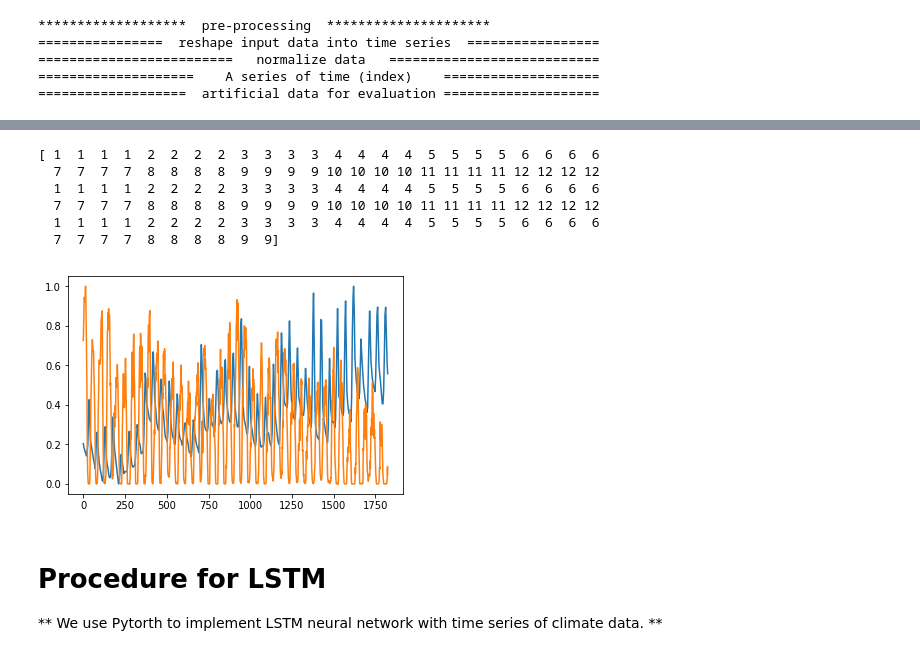
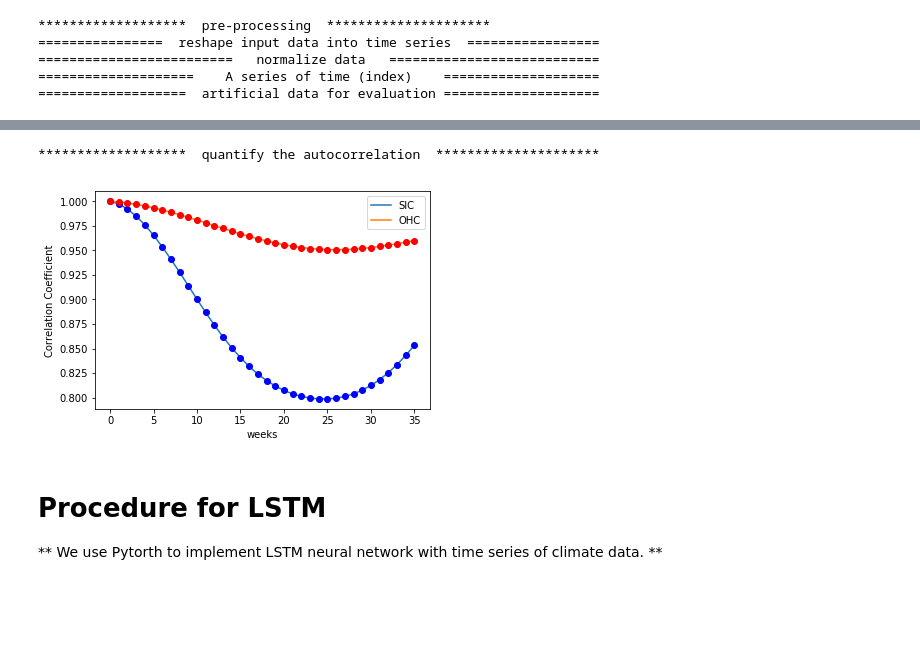
Before and after one commit to geek-yang/DeepArctic, a Jupyter notebook: TimeSeries/Weekly/series_LSTM_single_time_2SIC_region.ipynb, the cells around one changed output, grey strips where cells are left out. Cells and saved outputs as stored; diff of their text form; code cells hidden in the pictures; blank space fills up the shorter version.

```diff
--- a/TimeSeries/Weekly/series_LSTM_single_time_2SIC_region.ipynb
+++ b/TimeSeries/Weekly/series_LSTM_single_time_2SIC_region.ipynb
@@ -296,15 +303,20 @@ if __name__=="__main__":
-# %%
-    plt.plot(OHC_300_ORAS4_sum_norm)
-    plt.plot(SIC_ERAI_sum_norm)
-    print(month_cycle[:130])
-# %% [output]
-[ 1  1  1  1  2  2  2  2  3  3  3  3  4  4  4  4  5  5  5  5  6  6  6  6
-  7  7  7  7  8  8  8  8  9  9  9  9 10 10 10 10 11 11 11 11 12 12 12 12
-  1  1  1  1  2  2  2  2  3  3  3  3  4  4  4  4  5  5  5  5  6  6  6  6
-  7  7  7  7  8  8  8  8  9  9  9  9 10 10 10 10 11 11 11 11 12 12 12 12
-  1  1  1  1  2  2  2  2  3  3  3  3  4  4  4  4  5  5  5  5  6  6  6  6
-  7  7  7  7  8  8  8  8  9  9]
-[figure, removed]
+# %%
+    print ('*******************  quantify the autocorrelation  *********************')
+    auto_corr_SIC = deepclim.preprocess.operator.autoCorr(SIC_ERAI_sum_series)
+    auto_corr_OHC = deepclim.preprocess.operator.autoCorr(OHC_300_ORAS4_sum_series)
+    fig = plt.figure()
+    plt.plot(auto_corr_SIC[:36], label='SIC')
+    plt.plot(auto_corr_SIC[:36], 'bo')
+    plt.plot(auto_corr_OHC[:36], label='OHC')
+    plt.plot(auto_corr_OHC[:36], 'ro')
+    plt.xlabel('weeks')
+    plt.ylabel('Correlation Coefficient')
+    plt.legend()
+    plt.show()
+    fig.savefig(os.path.join(output_path,'autoCorr_OHC_SIC_{}.png'.format(region_name)), dpi=300)
+# %% [output]
+*******************  quantify the autocorrelation  *********************
+[figure, added]
 # %% [markdown]
 # Procedure for LSTM <br>
 ** We use Pytorth to implement LSTM neural network with time series of climate data. ** <br>
```
Also changed, not shown: parts of 9 cells of this notebook.
